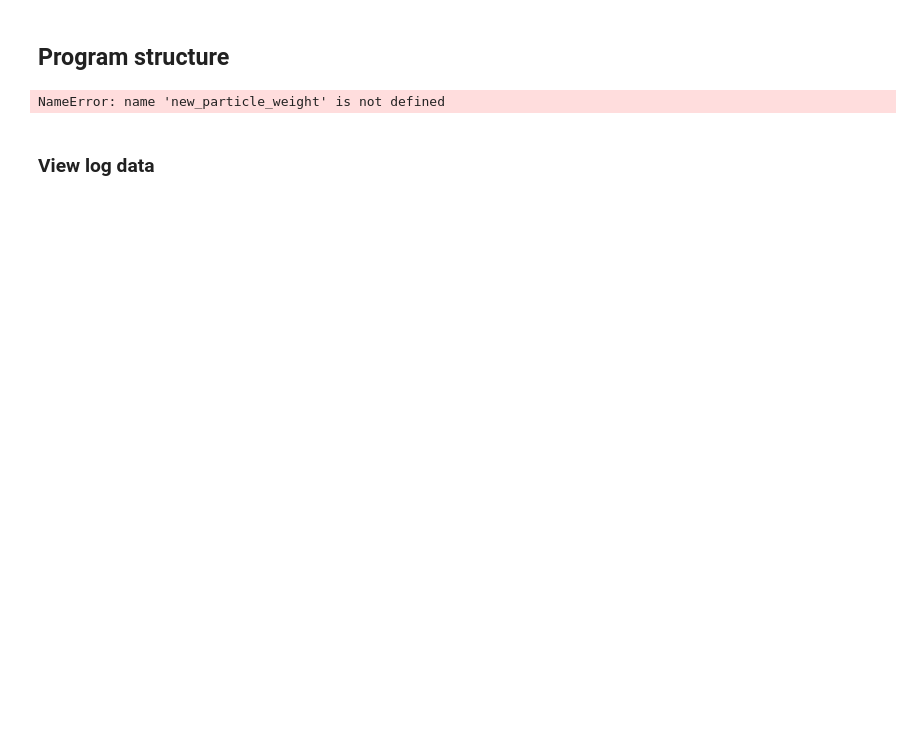
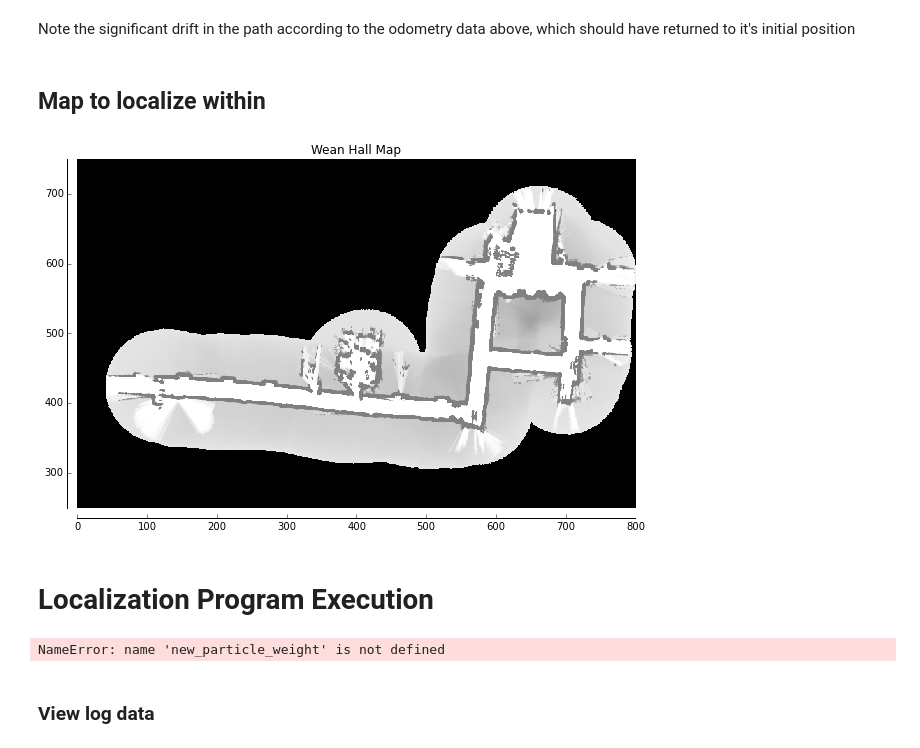
Before and after one commit to sjobeek/robostats_mcl, a Jupyter notebook: mcl_demonstration.ipynb, the cells around one changed output. Cells and saved outputs as stored; diff of their text form; code cells hidden in the pictures; blank space fills up the shorter version.

```diff
--- a/mcl_demonstration.ipynb
+++ b/mcl_demonstration.ipynb
@@ -9,5 +32,14 @@ import montecarlo_localization as mcl
+# %% [markdown]
+Note the significant drift in the path according to the odometry data above, which should have returned to it's initial position
+# %% [markdown]
+## Map to localize within
+# %%
+global_map = mcl.occupancy_map('data/map/wean.dat.gz')
+mcl.draw_map_state(global_map, rotate=True)
+# %% [output]
+[figure, added]
 # %% [markdown]
-## Program structure
+# Localization Program Execution
 # %%
 # Map exists which all robot particles operate in
 # Particles each have a motion model and a measurement model
```
Also changed, not shown: parts of 12 cells of this notebook, 2 other files.
